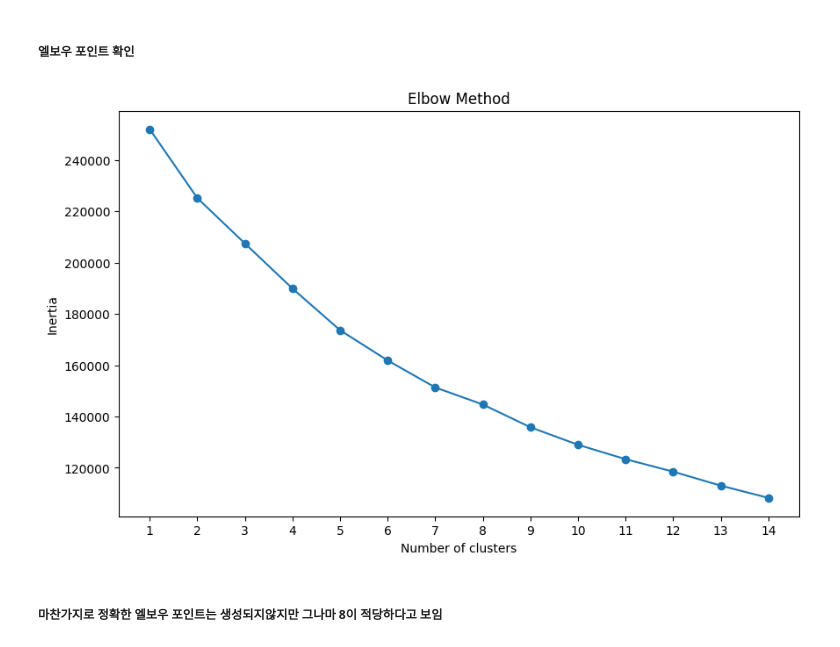
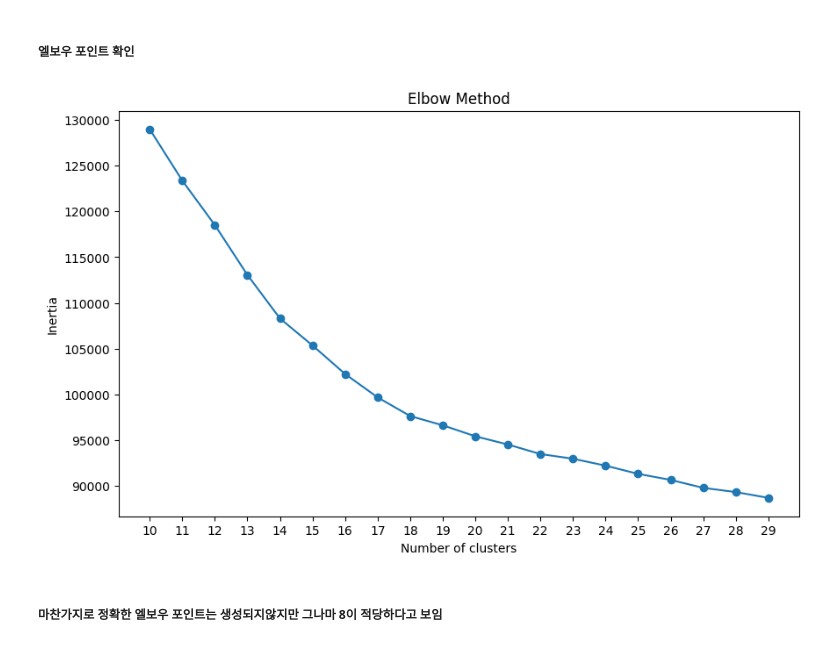
Before and after one commit to interspace719/Final-Project-A09-, a Jupyter notebook: 6. deck type clustering.ipynb, the cells around one changed output. Saved outputs shown, nothing was run; the diff lists cells and outputs as text; code cells hidden in the pictures.

Commit message:
Update 6. deck type clustering.ipynb
유닛과 특성 테이블을 모두 써서 클러스터링 진행해봄

K 값을 10이상으로늘려서 진행해봄

```diff
--- a/6. deck type clustering.ipynb
+++ b/6. deck type clustering.ipynb
@@ -65,7 +65,7 @@ import matplotlib.pyplot as plt
 from sklearn.cluster import KMeans
 
 # 클러스터 개수 범위 설정
-k_range = range(1, 15)  # 1부터 15까지의 클러스터 개수를 시도
+k_range = range(10, 30)  # 1부터 15까지의 클러스터 개수를 시도
 
 # 챔피언 컬럼들로 사용할 이진 데이터 지정
 binary_data = combination_clustering.loc[:, '시비르':'자야']  # 시비르 컬럼부터 자야 컬럼까지 모두 선택
@@ -92,7 +92,7 @@ plt.show()
 # %%
 
 # 클러스터 개수
-num_clusters = 10
+num_clusters = 19
 
 # K-means 모델 생성
 kmeans = KMeans(n_clusters=num_clusters, random_state=42)
@@ -144,31 +144,31 @@ combination_clustering[combination_clustering['cluster'] == 8]
 # %%
 import numpy as np
 import matplotlib.pyplot as plt
 from sklearn.cluster import KMeans
 
 # 클러스터 개수 범위 설정
-k_range = range(1, 15)  # 1부터 15까지의 클러스터 개수를 시도
+k_range = range(10, 30)  # 1부터 15까지의 클러스터 개수를 시도
 
 # 챔피언 컬럼들로 사용할 이진 데이터 지정
 binary_data = units_df.loc[:, '시비르':'자야']  # 시비르 컬럼부터 자야 컬럼까지 모두 선택
 
 # 각 클러스터 개수에 대한 K-means 모델을 적용하고 inertia 값을 저장
 inertia = []
 for k in k_range:
     kmeans = KMeans(n_clusters=k, random_state=42)
     kmeans.fit(binary_data)
     inertia.append(kmeans.inertia_)
 
 # 엘보우 메서드를 시각화
 plt.figure(figsize=(10, 6))
 plt.plot(k_range, inertia, marker='o', linestyle='-')
 plt.xlabel('Number of clusters')
 plt.ylabel('Inertia')
 plt.title('Elbow Method')
 plt.xticks(k_range)
 plt.show()
 # %% [output]
-[figure, old version]
+[figure, new version]
 # %% [markdown]
 ##### 마찬가지로 정확한 엘보우 포인트는 생성되지않지만 그나마 8이 적당하다고 보임
 # %% [markdown]
```
Also changed, not shown: parts of 24 cells of this notebook.
